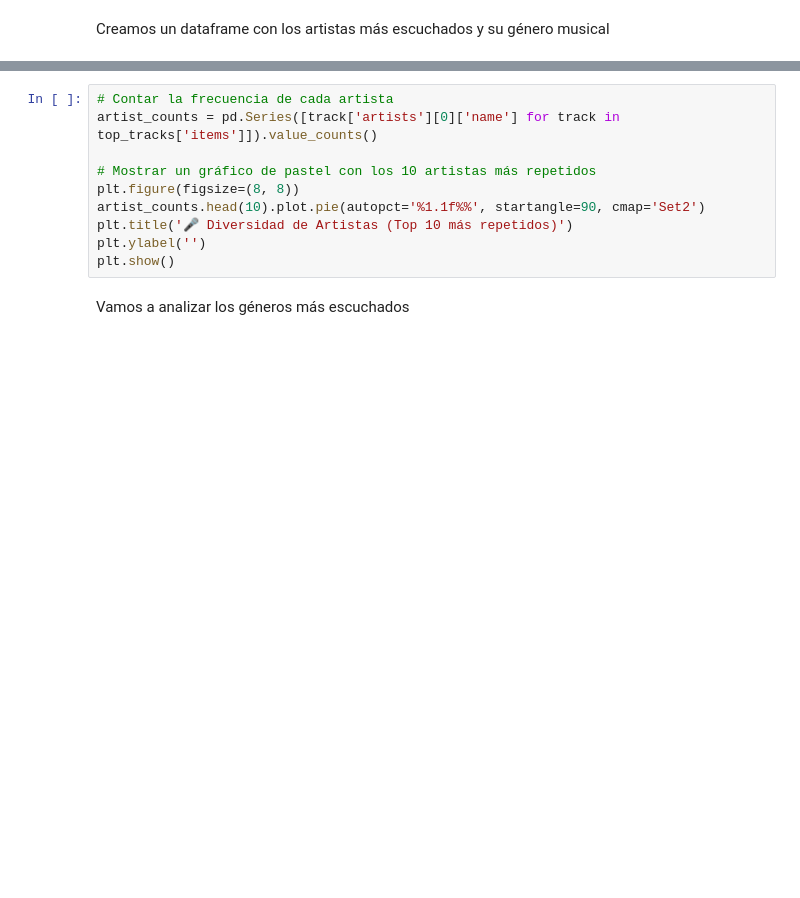
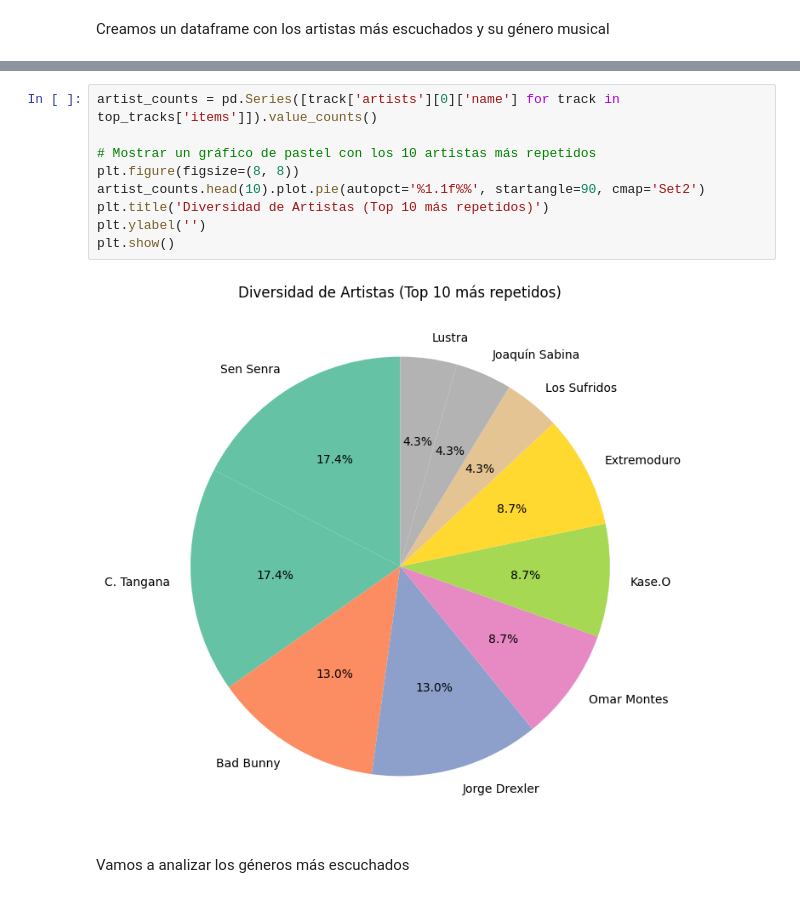
Before and after one commit to rubenmuinho/spotify_analysis, a Jupyter notebook: spotify_analysis.ipynb, the cells around one changed output, grey strips where cells are left out. Cells and saved outputs as stored; diff of their text form; blank space fills up the shorter version.

```diff
--- a/spotify_analysis.ipynb
+++ b/spotify_analysis.ipynb
@@ -96,13 +139,14 @@ print(artist_data_clean.head())
 # %%
-# Contar la frecuencia de cada artista
 artist_counts = pd.Series([track['artists'][0]['name'] for track in top_tracks['items']]).value_counts()
 
 # Mostrar un gráfico de pastel con los 10 artistas más repetidos
 plt.figure(figsize=(8, 8))
 artist_counts.head(10).plot.pie(autopct='%1.1f%%', startangle=90, cmap='Set2')
-plt.title('🎤 Diversidad de Artistas (Top 10 más repetidos)')
+plt.title('Diversidad de Artistas (Top 10 más repetidos)')
 plt.ylabel('')
 plt.show()
+# %% [output]
+[figure, added]
 # %% [markdown]
 Vamos a analizar los géneros más escuchados
 # %%
```
Also changed, not shown: parts of 20 cells of this notebook, 4 other files.
